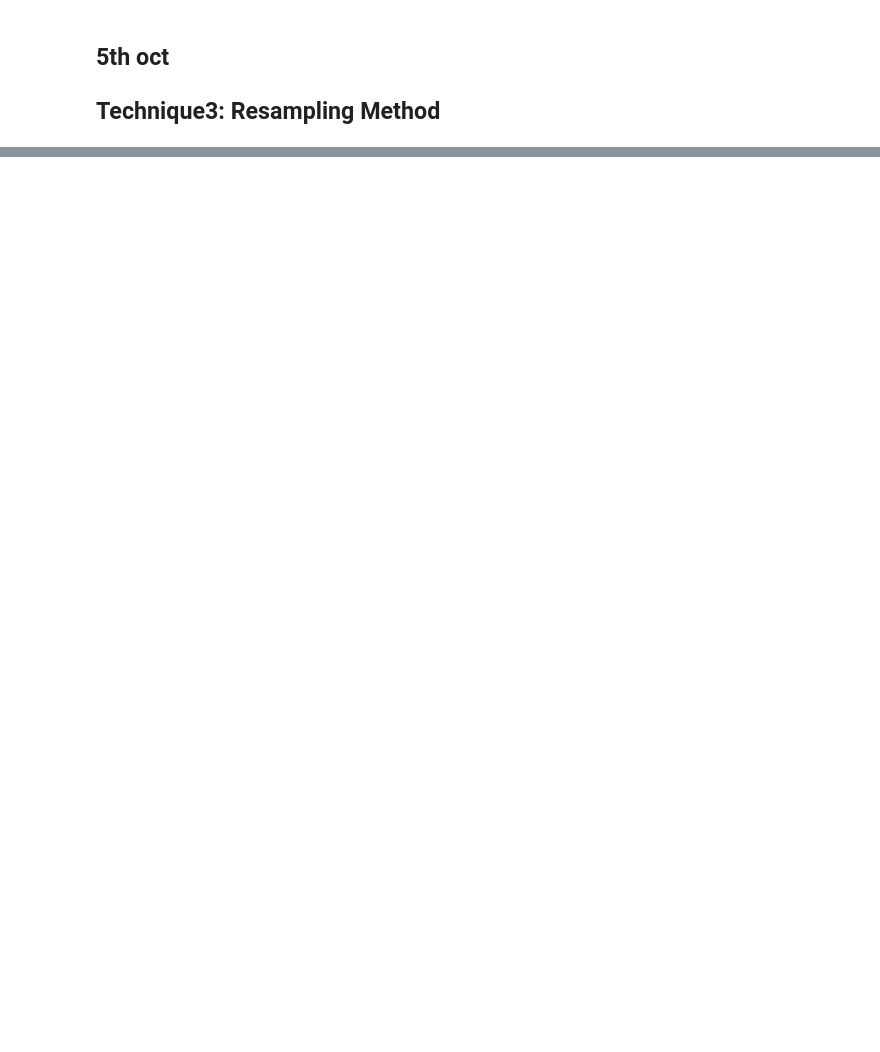
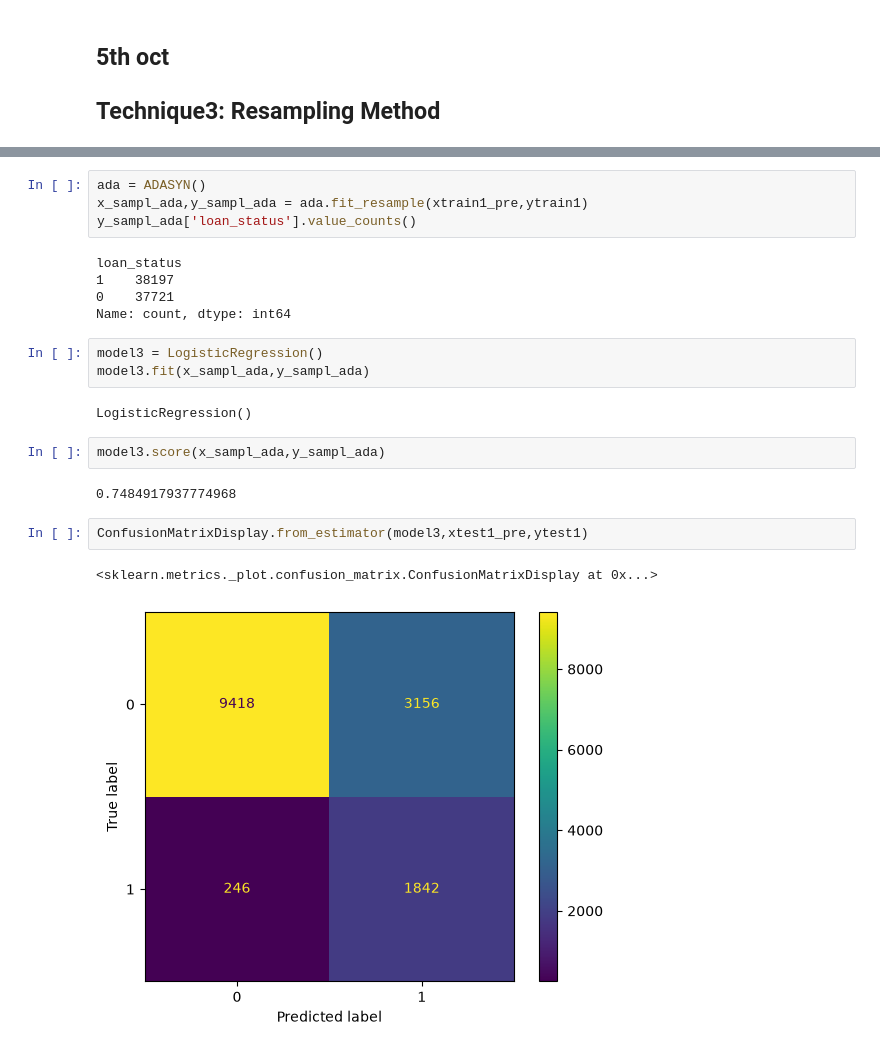
Before and after one commit to dikshasable120/Machine-learning-ML-, a Jupyter notebook: Imbalanced Data/Loan Status Prediction Project.ipynb, the cells around one changed output, grey strips where cells are left out. Cells and saved outputs as stored; diff of their text form; blank space fills up the shorter version.

```diff
--- a/Imbalanced Data/Loan Status Prediction Project.ipynb
+++ b/Imbalanced Data/Loan Status Prediction Project.ipynb
@@ -291,0 +352,23 @@ Under sampling
+# %%
+ada = ADASYN()
+x_sampl_ada,y_sampl_ada = ada.fit_resample(xtrain1_pre,ytrain1)
+y_sampl_ada['loan_status'].value_counts()
+# %% [output]
+loan_status
+1    38197
+0    37721
+Name: count, dtype: int64
+# %%
+model3 = LogisticRegression()
+model3.fit(x_sampl_ada,y_sampl_ada)
+# %% [output]
+LogisticRegression()
+# %%
+model3.score(x_sampl_ada,y_sampl_ada)
+# %% [output]
+0.7484917937774968
+# %%
+ConfusionMatrixDisplay.from_estimator(model3,xtest1_pre,ytest1)
+# %% [output]
+<sklearn.metrics._plot.confusion_matrix.ConfusionMatrixDisplay at 0x...>
+[figure, added]
```
Also changed, not shown: parts of 44 cells of this notebook, 1 other file.
